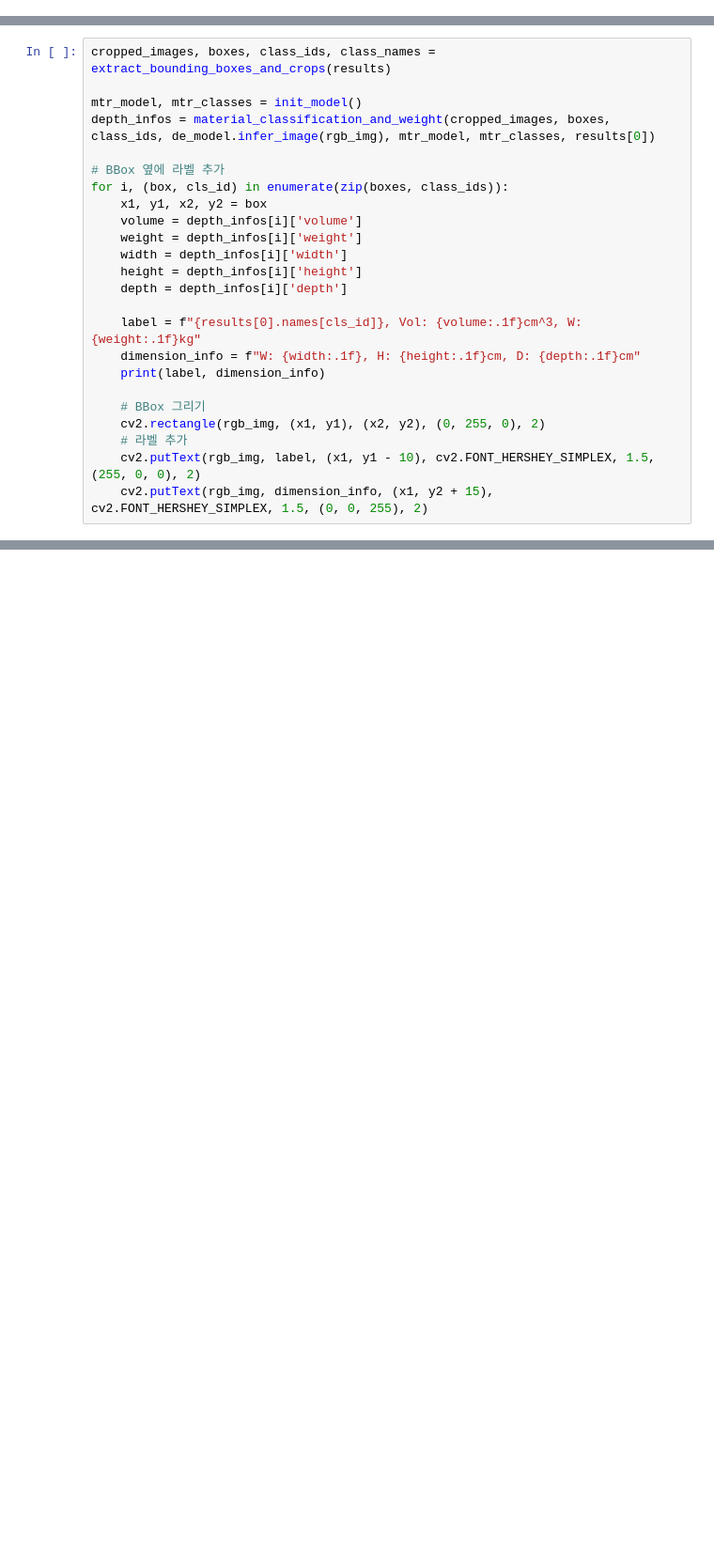
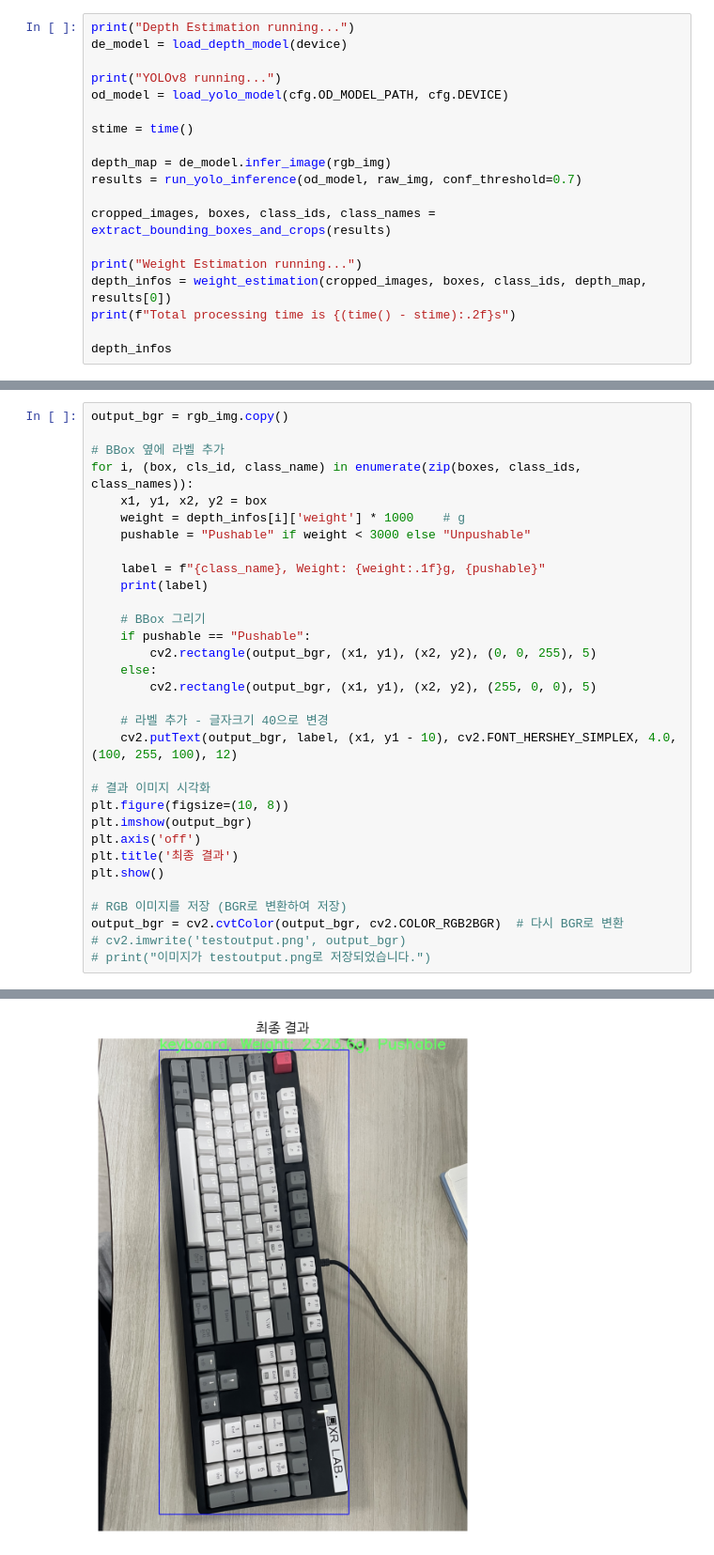
Before and after one commit to ho323/object-weight-estimation, a Jupyter notebook: test.ipynb, the cells around one changed output, grey strips where cells are left out. Shown at 94% size. Drawn from its saved outputs; the diff is of its cells as text; blank space fills up the shorter version.

```diff
--- a/test.ipynb
+++ b/test.ipynb
@@ -84,0 +131,19 @@ def material_classification_and_weight(cropped_images, boxes, class_ids, depth_m
+# %%
+print("Depth Estimation running...")
+de_model = load_depth_model(device)
+
+print("YOLOv8 running...")
+od_model = load_yolo_model(cfg.OD_MODEL_PATH, cfg.DEVICE)
+
+stime = time()
+
+depth_map = de_model.infer_image(rgb_img)
+results = run_yolo_inference(od_model, raw_img, conf_threshold=0.7)
+
+cropped_images, boxes, class_ids, class_names = extract_bounding_boxes_and_crops(results)
+
+print("Weight Estimation running...")
+depth_infos = weight_estimation(cropped_images, boxes, class_ids, depth_map, results[0])
+print(f"Total processing time is {(time() - stime):.2f}s")
+
+depth_infos
@@ -85,25 +189,33 @@ def material_classification_and_weight(cropped_images, boxes, class_ids, depth_m
 # %%
-cropped_images, boxes, class_ids, class_names = extract_bounding_boxes_and_crops(results)
-
-mtr_model, mtr_classes = init_model()
-depth_infos = material_classification_and_weight(cropped_images, boxes, class_ids, de_model.infer_image(rgb_img), mtr_model, mtr_classes, results[0])
+output_bgr = rgb_img.copy()
 
 # BBox 옆에 라벨 추가
-for i, (box, cls_id) in enumerate(zip(boxes, class_ids)):
+for i, (box, cls_id, class_name) in enumerate(zip(boxes, class_ids, class_names)):
     x1, y1, x2, y2 = box
-    volume = depth_infos[i]['volume']
-    weight = depth_infos[i]['weight']
-    width = depth_infos[i]['width']
-    height = depth_infos[i]['height']
-    depth = depth_infos[i]['depth']
+    weight = depth_infos[i]['weight'] * 1000    # g
+    pushable = "Pushable" if weight < 3000 else "Unpushable"
 
-    label = f"{results[0].names[cls_id]}, Vol: {volume:.1f}cm^3, W: {weight:.1f}kg"
-    dimension_info = f"W: {width:.1f}, H: {height:.1f}cm, D: {depth:.1f}cm"
-    print(label, dimension_info)
+    label = f"{class_name}, Weight: {weight:.1f}g, {pushable}"
+    print(label)
 
     # BBox 그리기
-    cv2.rectangle(rgb_img, (x1, y1), (x2, y2), (0, 255, 0), 2)
-    # 라벨 추가
-    cv2.putText(rgb_img, label, (x1, y1 - 10), cv2.FONT_HERSHEY_SIMPLEX, 1.5, (255, 0, 0), 2)
-    cv2.putText(rgb_img, dimension_info, (x1, y2 + 15), cv2.FONT_HERSHEY_SIMPLEX, 1.5, (0, 0, 255), 2)
+    if pushable == "Pushable":
+        cv2.rectangle(output_bgr, (x1, y1), (x2, y2), (0, 0, 255), 5)
+    else:
+        cv2.rectangle(output_bgr, (x1, y1), (x2, y2), (255, 0, 0), 5)
+
+    # 라벨 추가 - 글자크기 40으로 변경
+    cv2.putText(output_bgr, label, (x1, y1 - 10), cv2.FONT_HERSHEY_SIMPLEX, 4.0, (100, 255, 100), 12)
+
+# 결과 이미지 시각화
+plt.figure(figsize=(10, 8))
+plt.imshow(output_bgr)
+plt.axis('off')
+plt.title('최종 결과')
+plt.show()
+
+# RGB 이미지를 저장 (BGR로 변환하여 저장)
+output_bgr = cv2.cvtColor(output_bgr, cv2.COLOR_RGB2BGR)  # 다시 BGR로 변환
+# cv2.imwrite('testoutput.png', output_bgr)
+# print("이미지가 testoutput.png로 저장되었습니다.")
 # %% [output]
@@ -115,0 +223 @@ chair, Vol: 1685.0cm^3, W: 0.5kg W: 45.0, H: 40.3cm, D: 2.8cm
+[figure, added]
```
Also changed, not shown: parts of 14 cells of this notebook, 38 other files.
